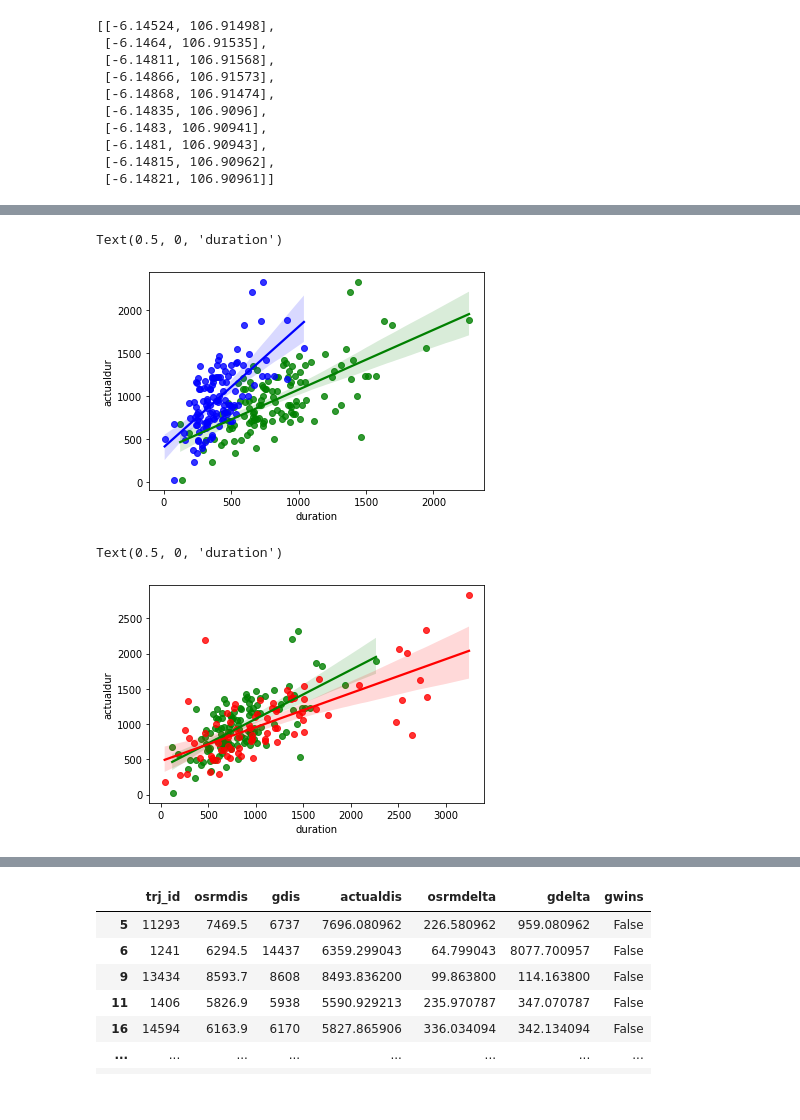
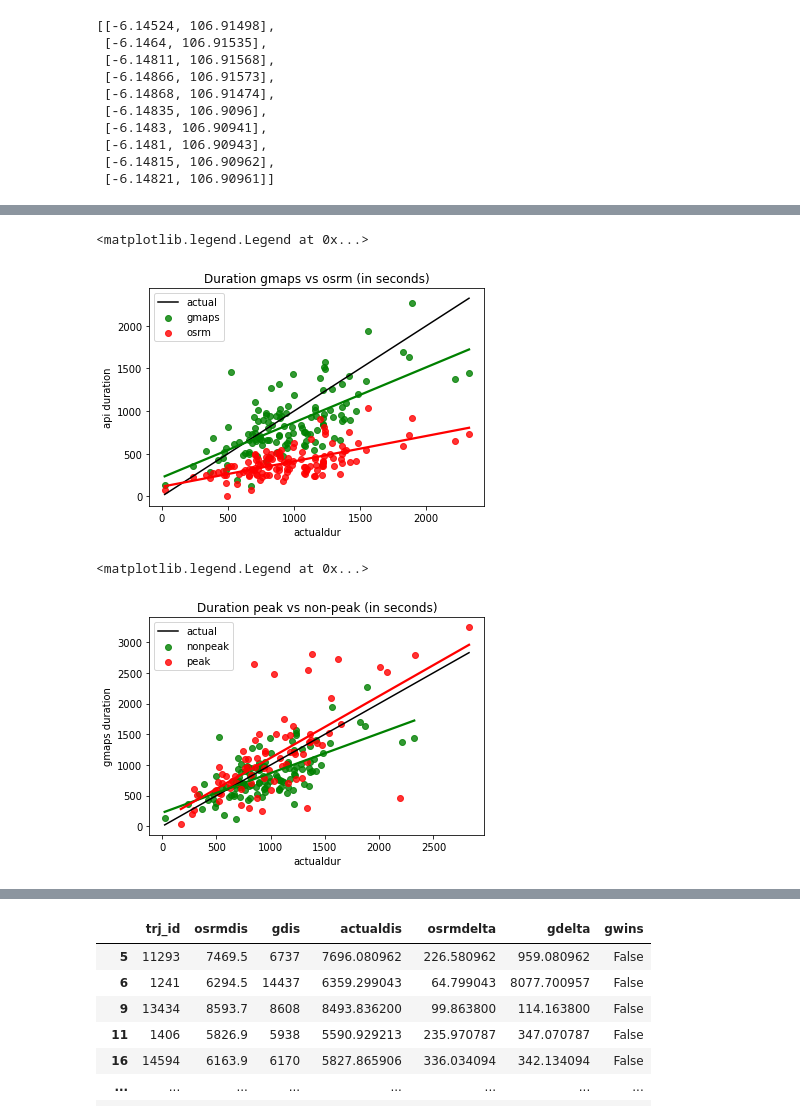
Before and after one commit to kenghweeng/Grab_The_Pulis, a Jupyter notebook: maps.ipynb, the cells around one changed output, grey strips where cells are left out. Drawn from its saved outputs; the diff is of its cells as text; code cells hidden in the pictures.

```diff
--- a/maps.ipynb
+++ b/maps.ipynb
@@ -198,8 +198,9 @@ df_merged['day'] = df_start['day']
 df_merged['osrmspeed'] = df_merged.apply(lambda x: 3.6*x['osrmdis']/x['osrmdur'], axis=1)
 df_merged['gspeed'] = df_merged.apply(lambda x: 3.6*x['gdis']/x['gdur'], axis=1)
 df_merged['actualdis'] = df_merged.apply(lambda x: get_distance(df, x.trj_id), axis=1)
+df_merged['actualspeed'] = df_merged.apply(lambda x: 3.6*x['actualdis']/x['actualdur'], axis=1)
 
-df_merged = df_merged[['trj_id', 'osmnxdis', 'osrmdis', 'gdis', 'actualdis', 'osrmdur', 'gdur', 'gdur_traffic', 'actualdur', 'osrmspeed', 'gspeed', 'starth', 'endh', 'day', 'geometry_osmnx', 'geometry_osrm', 'geometry_gmaps', 'geometry_actual']]
+df_merged = df_merged[['trj_id', 'osmnxdis', 'osrmdis', 'gdis', 'actualdis', 'osrmdur', 'gdur', 'gdur_traffic', 'actualdur', 'osrmspeed', 'gspeed', 'actualspeed', 'starth', 'endh', 'day', 'geometry_osmnx', 'geometry_osrm', 'geometry_gmaps', 'geometry_actual']]
 df_merged['trj_id'] = df_merged['trj_id'].astype('int32')
 df_merged.head()
 # %% [output]
@@ -249,16 +250,22 @@ df_merged.to_csv('data/merged_routes.csv', index=False)
 df_peak = df_merged[(13 <= df_merged.starth) & (df_merged.endh <= 18)]
 df_nonpeak = df_merged[~(13 <= df_merged.starth) | ~(df_merged.endh <= 18)]
 # %%
-sns.regplot(data=df_nonpeak, x='gdur', y='actualdur', color='green')
-fig = sns.regplot(data=df_nonpeak, x='osrmdur', y='actualdur', color='blue')
-fig.set_xlabel('duration')
+sns.lineplot(data=df_nonpeak, y='actualdur', x='actualdur', color='black', label='actual')
+sns.regplot(data=df_nonpeak, y='gdur', x='actualdur', color='green', label='gmaps', ci=None)
+fig = sns.regplot(data=df_nonpeak, y='osrmdur', x='actualdur', color='red', label='osrm', ci=None)
+fig.set_ylabel('api duration')
+fig.set_title('Duration gmaps vs osrm (in seconds)')
+fig.legend()
 # %% [output]
-Text(0.5, 0, 'duration')
+<matplotlib.legend.Legend at 0x...>
-[figure, old version]
+[figure, new version]
 # %%
-sns.regplot(data=df_nonpeak, x='gdur', y='actualdur', color='green')
-fig = sns.regplot(data=df_peak, x='gdur_traffic', y='actualdur', color='red')
-fig.set_xlabel('duration')
+sns.lineplot(data=df_merged, y='actualdur', x='actualdur', color='black', label='actual')
+sns.regplot(data=df_nonpeak, y='gdur', x='actualdur', color='green', label='nonpeak', ci=None)
+fig = sns.regplot(data=df_peak, y='gdur_traffic', x='actualdur', color='red', label='peak', ci=None)
+fig.set_ylabel('gmaps duration')
+fig.set_title('Duration peak vs non-peak (in seconds)')
+fig.legend()
 # %% [output]
-Text(0.5, 0, 'duration')
+<matplotlib.legend.Legend at 0x...>
-[figure, old version]
+[figure, new version]
```
Also changed, not shown: parts of 8 cells of this notebook.
